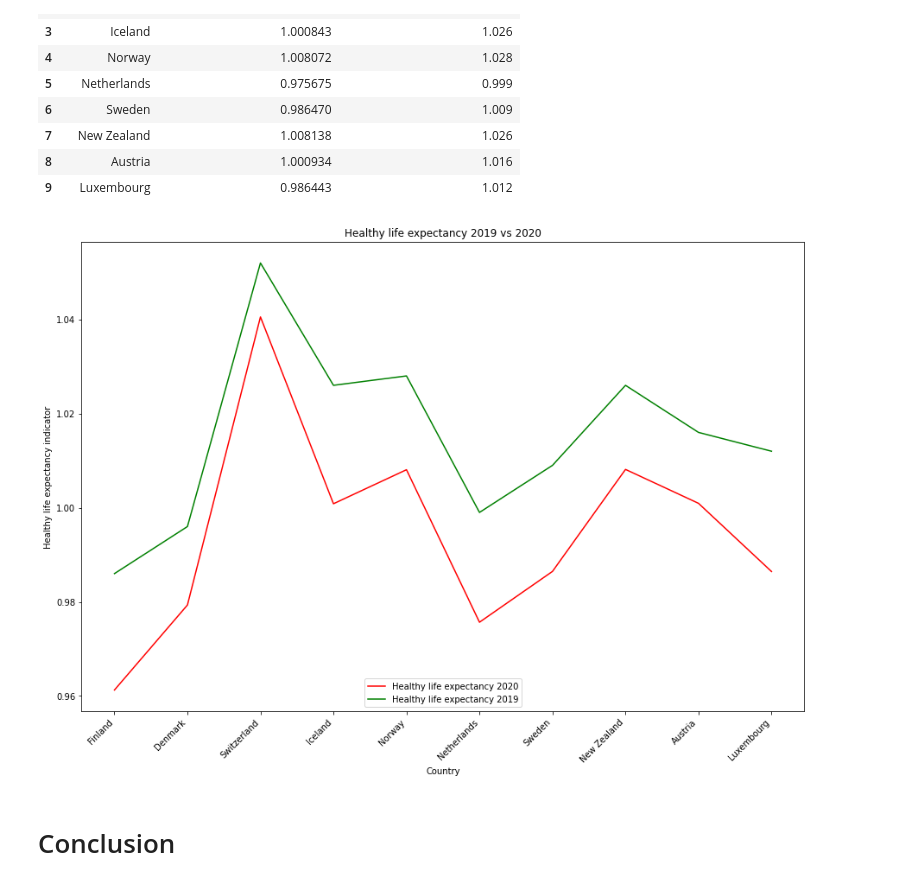
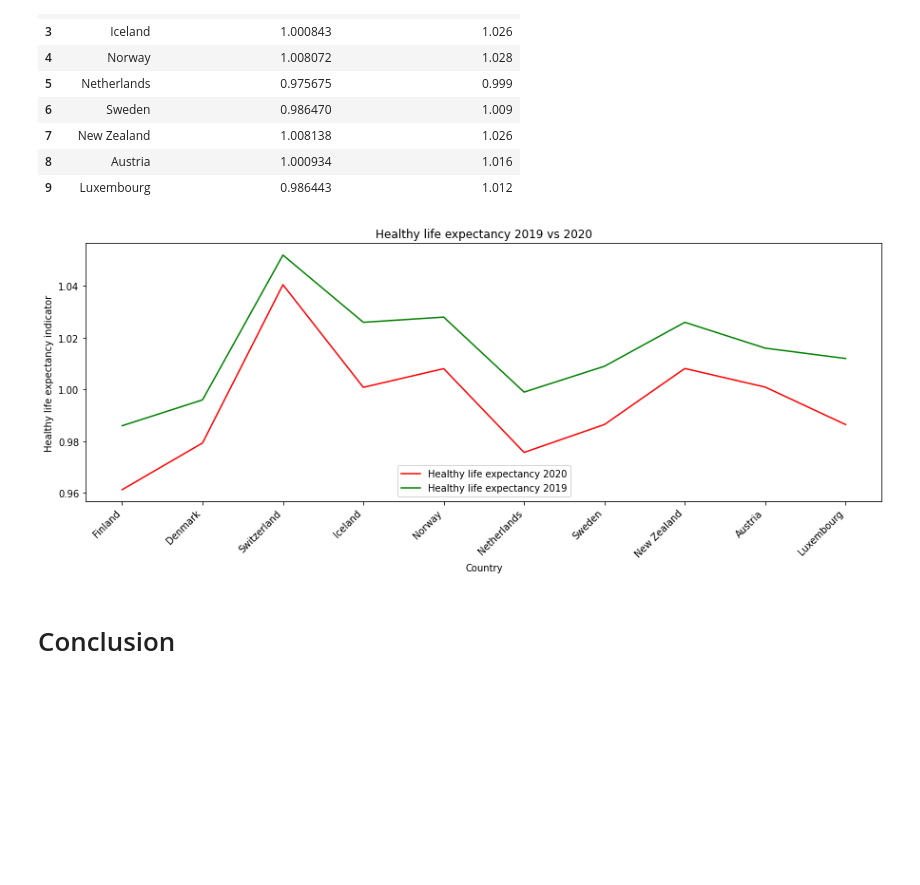
Before and after one commit to paoestefan/Proyect-Gamma, a Jupyter notebook: Happy code.ipynb, the cells around one changed output. Saved outputs shown, nothing was run; the diff lists cells and outputs as text; code cells hidden in the pictures; blank space fills up the shorter version.

```diff
--- a/Happy code.ipynb
+++ b/Happy code.ipynb
@@ -353,23 +353,23 @@ country= healthy ['Country_name'].head(10)
 # %%
 # Create a list of the years that we will use as our x axis
 years = ["2020","2019"]
 from matplotlib.pyplot import figure
 # Plot our line that will be used to track a wrestler's wins over the years
-plt.subplots(figsize=(15,10))
+plt.subplots(figsize=(15,5))
 plt.plot(country,twenty, color="red", label="Healthy life expectancy 2020")
 # Plot our line that will be used to track a wrestler's losses over the years
 plt.plot(country,nineteen, color="green", label="Healthy life expectancy 2019")
 # Place a legend on the chart in what matplotlib believes to be the "best" location
 plt.legend(loc="lower center")
 plt.xlabel("Country")
 plt.xticks(rotation=45, ha='right')
 plt.ylabel("Healthy life expectancy indicator")
 plt.title("Healthy life expectancy 2019 vs 2020")
 plt.savefig("Images/Healthy life expectancy 2019 vs 2020.png")
 # Print our chart to the screen
 plt.show()
 # %% [output]
-[figure, old version]
+[figure, new version]
 # %% [markdown]
 # Conclusion
 # %% [markdown]
```
Also changed, not shown: parts of 1 cell of this notebook, 6 other files.
